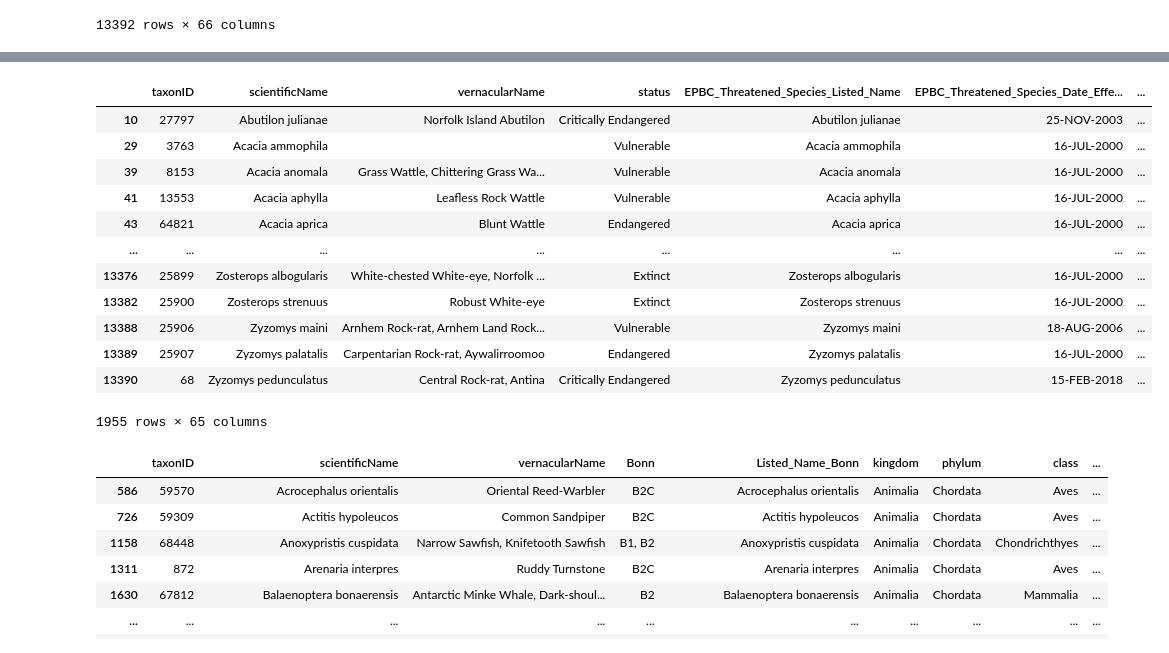
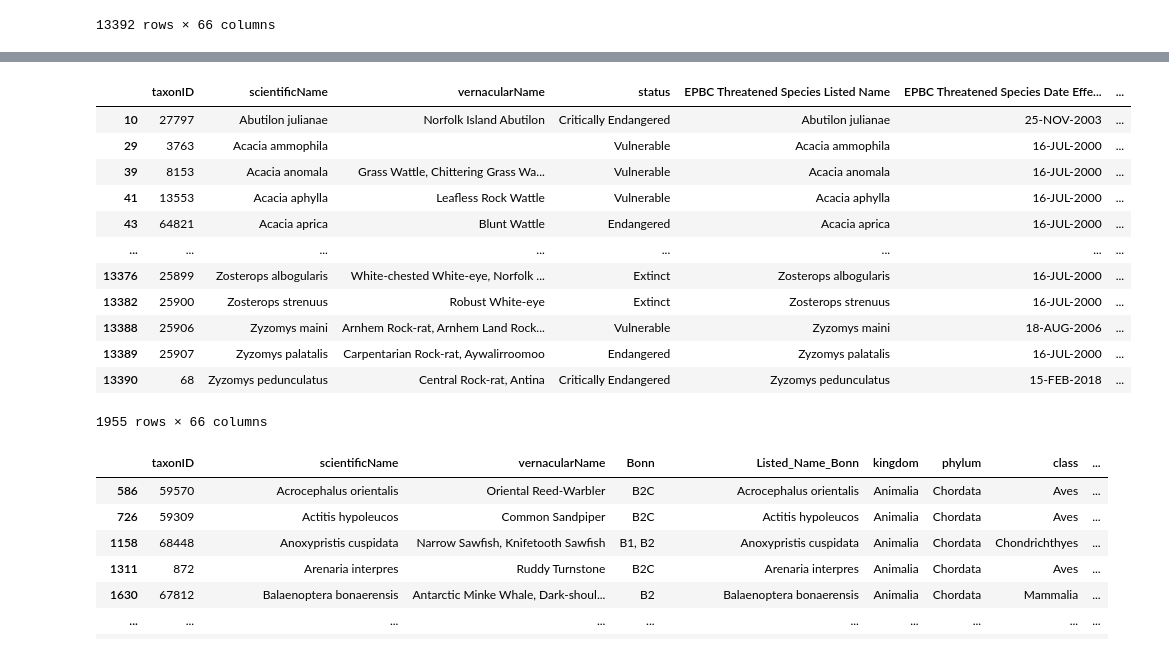
Before and after one commit to AtlasOfLivingAustralia/authoritative-lists, a Jupyter notebook: source-code/py-notebook/EPBC-list.ipynb, the cells around one changed output, grey strips where cells are left out. Saved outputs shown, nothing was run; the diff lists cells and outputs as text; code cells hidden in the pictures.

```diff
--- a/source-code/py-notebook/EPBC-list.ipynb
+++ b/source-code/py-notebook/EPBC-list.ipynb
@@ -4,8 +4,8 @@ import pandas as pd
 import numpy as np
 
 # top level directory
-# projectdir = "/Users/new330/IdeaProjects/authoritative-lists/"
-projectDir = "/Users/oco115/PycharmProjects/authoritative-lists/"
+projectDir = "/Users/new330/IdeaProjects/authoritative-lists/"
+#projectDir = "/Users/oco115/PycharmProjects/authoritative-lists/"
 dataDir = "current-lists/conservation-lists/"
 # %%
 # list was downloaded from
@@ -44,25 +31,25 @@ epbc = epbcreport[epbcreport["EPBC Threat Status"].notna()]
 # %%
 # to do - including all columns
 # DWC where obvious, otherwise retain fieldnames in camelCase
 
 epbc = epbc.rename(columns=
 {
     'Taxon ID':'taxonID',
     'TaxonGroup':'taxonRemarks',
     'Scientific Name':'scientificName',
     'Common Name':'vernacularName',
     'EPBC Threat Status':'status'
 })
-epbc.columns = epbc.columns.str.replace(r"[().: ]", "", regex=True) # remove all spaces and : () from column names
-epbc=epbc.drop(['Unnamed65'],axis=1)
+epbc.columns = epbc.columns.str.replace(r"[().: ]", " ", regex=True) # remove all spaces and : () from column names
+#epbc=epbc.drop(['Unnamed 65'],axis=1)
 coltuple = np.where(epbc.columns.str.contains(r'ListedName\d'))
 colIdx = coltuple[0]
 epbc.columns.values[colIdx] = epbc.columns.values[colIdx] + epbc.columns.values[colIdx-1]
 # epbc.to_csv("./data/EPBCA-new-conservation.csv",index=False)
 # epbc.columns
 epbc
 # %% [output]
-|  | taxonID | scientificName | vernacularName | status | EPBC_Threatened_Species_Listed_Name | EPBC_Threatened_Species_Date_Effe... | ... |
+|  | taxonID | scientificName | vernacularName | status | EPBC Threatened Species Listed Name | EPBC Threatened Species Date Effe... | ... |
 | 10 | 27797 | Abutilon julianae | Norfolk Island Abutilon | Critically Endangered | Abutilon julianae | 25-NOV-2003 | ... |
 | 29 | 3763 | Acacia ammophila |  | Vulnerable | Acacia ammophila | 16-JUL-2000 | ... |
 | 39 | 8153 | Acacia anomala | Grass Wattle, Chittering Grass Wa... | Vulnerable | Acacia anomala | 16-JUL-2000 | ... |
@@ -74,7 +61,7 @@ epbc
 | 13388 | 25906 | Zyzomys maini | Arnhem Rock-rat, Arnhem Land Rock... | Vulnerable | Zyzomys maini | 18-AUG-2006 | ... |
 | 13389 | 25907 | Zyzomys palatalis | Carpentarian Rock-rat, Aywalirroomoo | Endangered | Zyzomys palatalis | 16-JUL-2000 | ... |
 | 13390 | 68 | Zyzomys pedunculatus | Central Rock-rat, Antina | Critically Endangered | Zyzomys pedunculatus | 15-FEB-2018 | ... |
-1955 rows × 65 columns
+1955 rows × 66 columns
 # %%
 # create Bonn list - retain these fields
 bonn = epbcreport[epbcreport["Bonn"].notna()]
```
Also changed, not shown: parts of 2 cells of this notebook, 3 other files.
